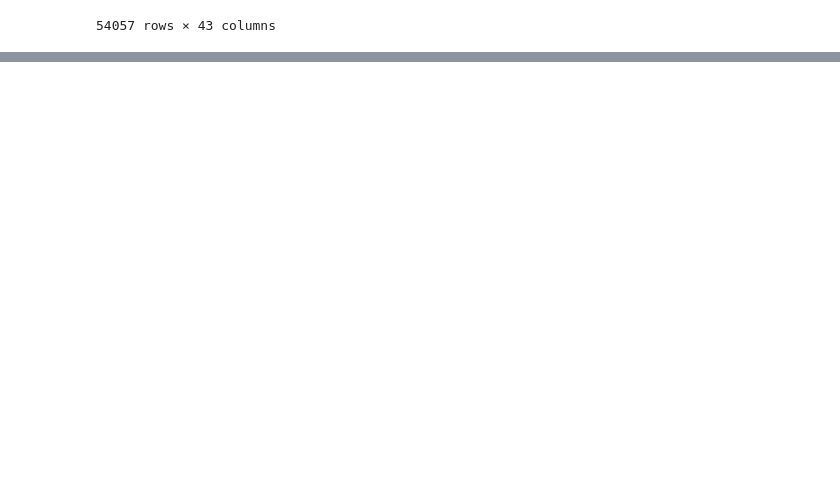
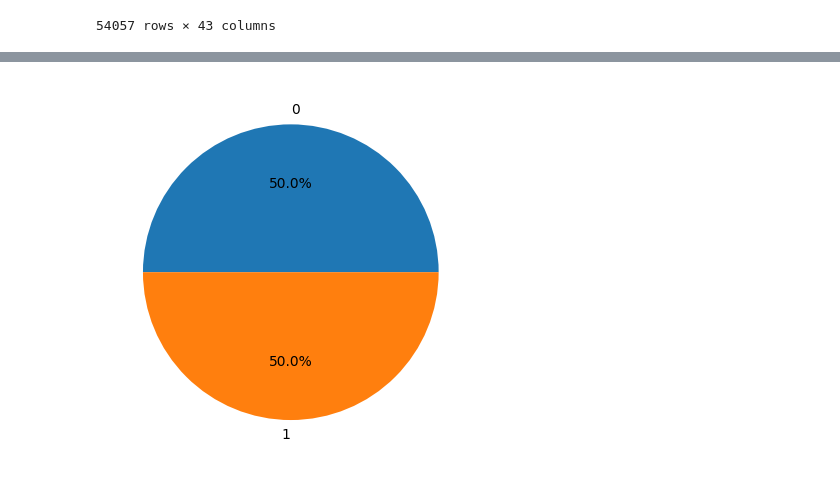
Before and after one commit to ZotovNikita/pmifi-oniip-hack, a Jupyter notebook: Предобработка_(костяк) (3).ipynb, the cells around one changed output, grey strips where cells are left out. Saved outputs shown, nothing was run; the diff lists cells and outputs as text; code cells hidden in the pictures; blank space fills up the shorter version.

```diff
--- a/Предобработка_(костяк) (3).ipynb
+++ b/Предобработка_(костяк) (3).ipynb
@@ -628,0 +670,8 @@ for i in grouped_df:
+# %%
+sm = SMOTE()
+X_over, y_over = sm.fit_resample(X, y)
+# %%
+names, counts = np.unique(y_over, return_counts=True)
+plt.pie(counts, labels=names, autopct='%1.1f%%');
+# %% [output]
+[figure, added]
```
Also changed, not shown: parts of 30 cells of this notebook, 6 other files.
